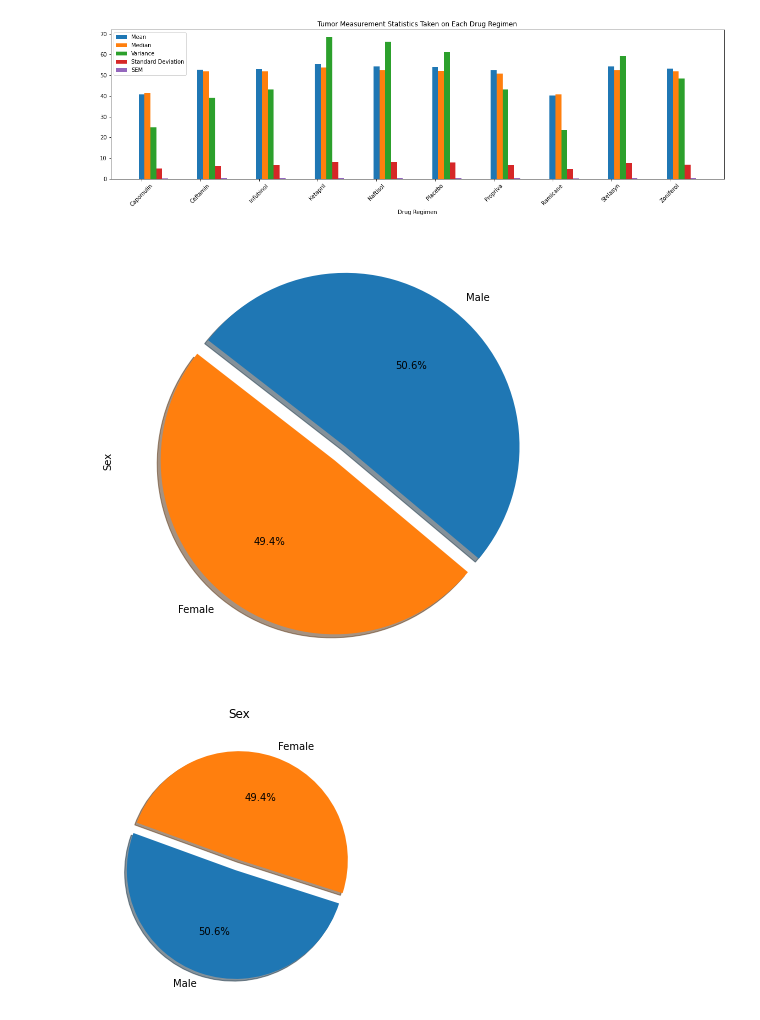
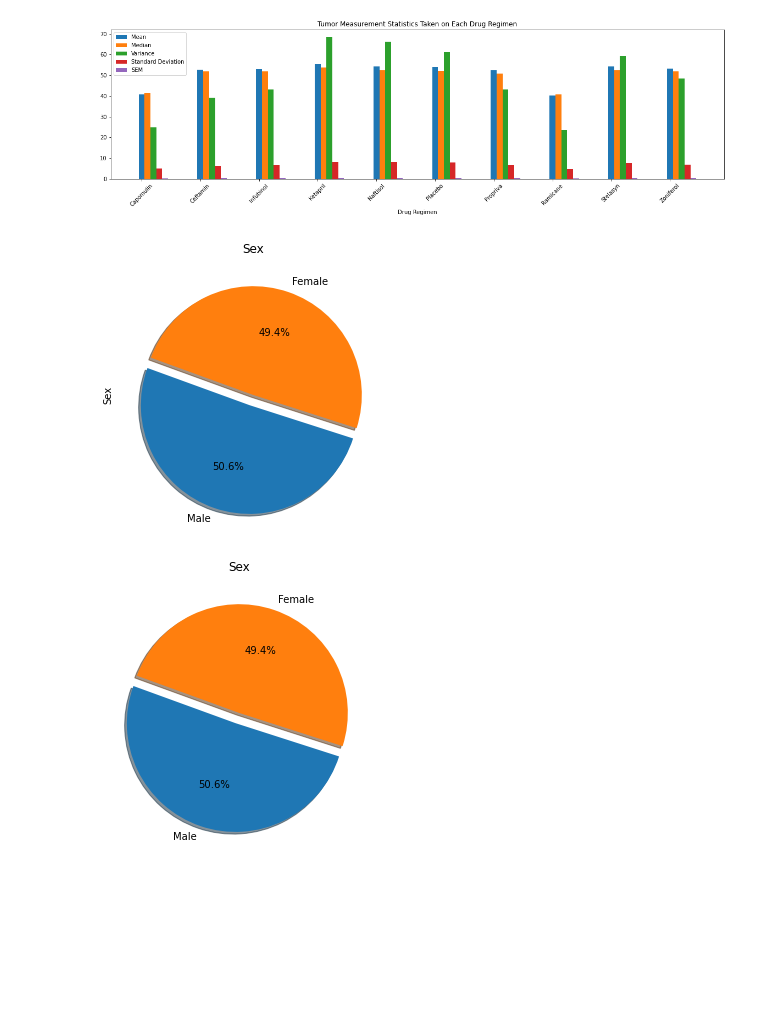
Before and after one commit to georgiafbi/matplotlib-challenge, a Jupyter notebook: Pymaceuticals/pymaceuticals_starter.ipynb, the cells around one changed output. Saved outputs shown, nothing was run; the diff lists cells and outputs as text; code cells hidden in the pictures; blank space fills up the shorter version.

Commit message:
Homework completed up to linear regression plot

```diff
--- a/Pymaceuticals/pymaceuticals_starter.ipynb
+++ b/Pymaceuticals/pymaceuticals_starter.ipynb
@@ -146,9 +148,11 @@ multibarplot(x_axis,mean_tv,median_tv,var_tv,std_tv,sem_tv,drug_names)
 [figure]
 # %%
 # Generate a pie plot showing the distribution of female versus male mice using pandas
-sex_nums=combined_data["Sex"].value_counts().plot(kind="pie", explode = (0.1,0), shadow =True, startangle=320,autopct="%1.1f%%", figsize=(8,8))
+sex_nums=combined_data["Sex"].value_counts().plot(kind="pie", explode = (0.1,0), shadow =True, startangle=160,autopct="%1.1f%%", figsize=(5,5))
+plt.title("Sex")
+plt.show()
 # %% [output]
-[figure, old version]
+[figure, new version]
 # %%
 # Generate a pie plot showing the distribution of female versus male mice using pyplot
 male_count=combined_data.loc[combined_data["Sex"]=="Male"].count()[2]
```
Also changed, not shown: parts of 12 cells of this notebook.
